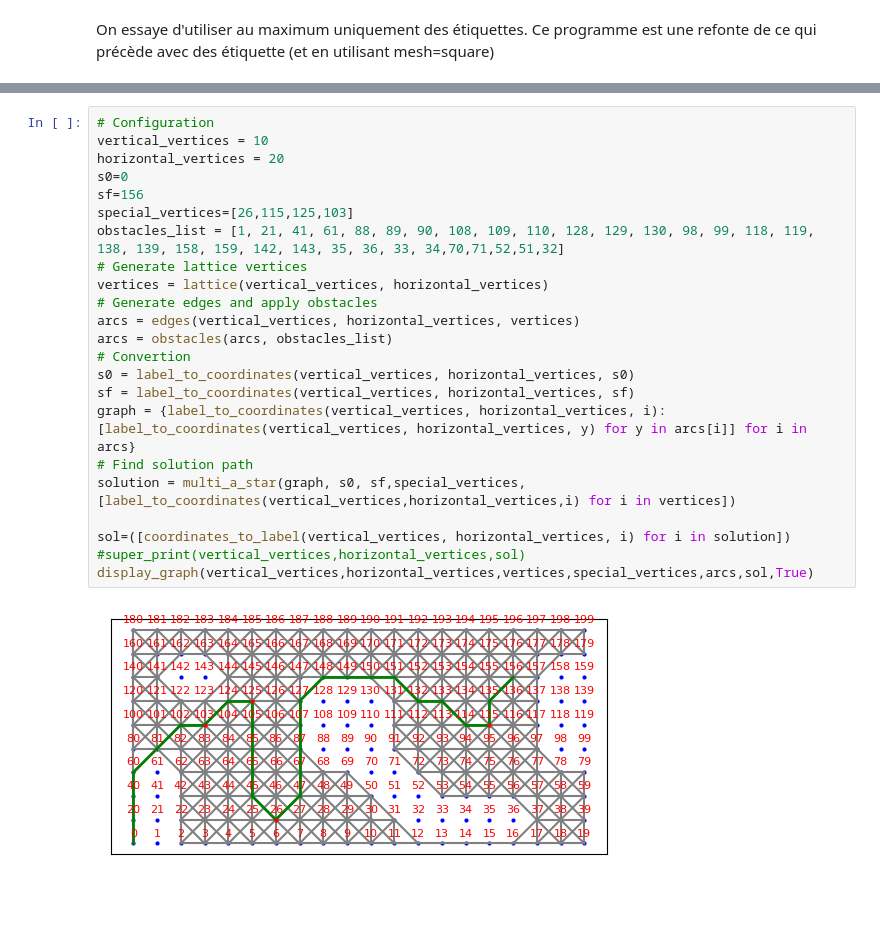
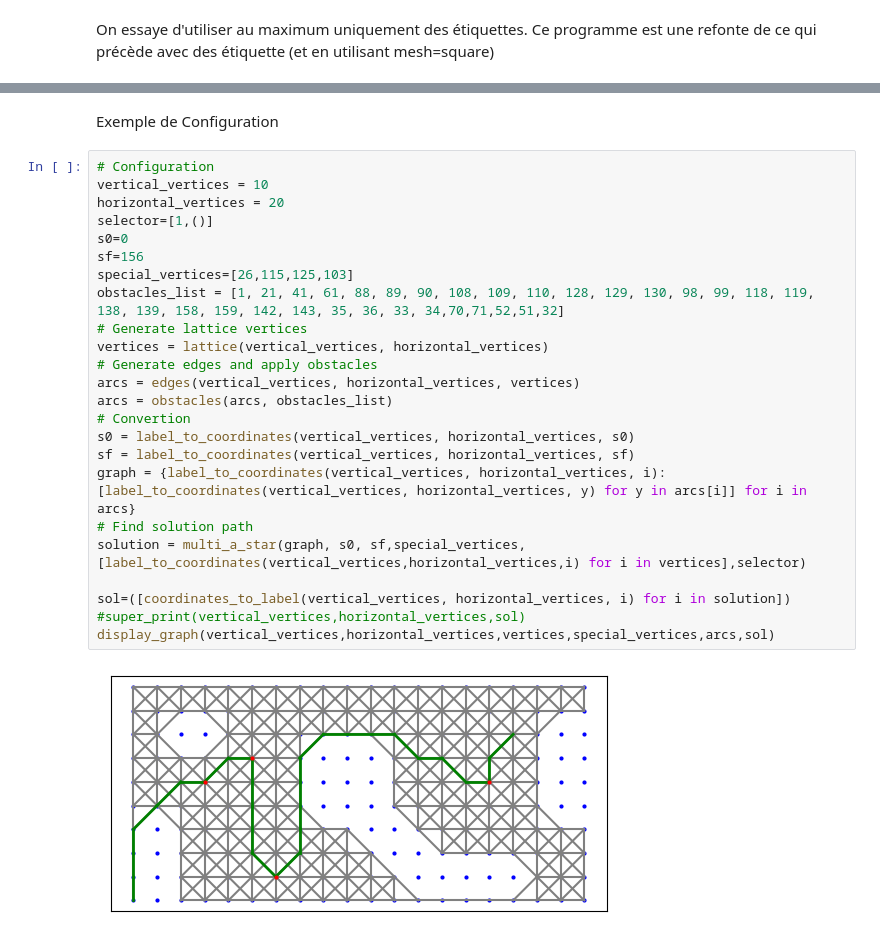
Before and after one commit to TheMaxMOI/MaximilienM, a Jupyter notebook: PlusCourtDistanceMulti.ipynb, the cells around one changed output, grey strips where cells are left out. Drawn from its saved outputs; the diff is of its cells as text; blank space fills up the shorter version.

```diff
--- a/PlusCourtDistanceMulti.ipynb
+++ b/PlusCourtDistanceMulti.ipynb
@@ -199,25 +278,28 @@ def super_print(vertical_vertices, horizontal_vertices,vertices):
+# %% [markdown]
+Exemple de Configuration
 # %%
 # Configuration
 vertical_vertices = 10
 horizontal_vertices = 20
+selector=[1,()]
 s0=0
 sf=156
 special_vertices=[26,115,125,103]
 obstacles_list = [1, 21, 41, 61, 88, 89, 90, 108, 109, 110, 128, 129, 130, 98, 99, 118, 119, 138, 139, 158, 159, 142, 143, 35, 36, 33, 34,70,71,52,51,32]
 # Generate lattice vertices
 vertices = lattice(vertical_vertices, horizontal_vertices)
 # Generate edges and apply obstacles
 arcs = edges(vertical_vertices, horizontal_vertices, vertices)
 arcs = obstacles(arcs, obstacles_list)
 # Convertion
 s0 = label_to_coordinates(vertical_vertices, horizontal_vertices, s0)
 sf = label_to_coordinates(vertical_vertices, horizontal_vertices, sf)
 graph = {label_to_coordinates(vertical_vertices, horizontal_vertices, i): [label_to_coordinates(vertical_vertices, horizontal_vertices, y) for y in arcs[i]] for i in arcs}
 # Find solution path
-solution = multi_a_star(graph, s0, sf,special_vertices,[label_to_coordinates(vertical_vertices,horizontal_vertices,i) for i in vertices])
+solution = multi_a_star(graph, s0, sf,special_vertices,[label_to_coordinates(vertical_vertices,horizontal_vertices,i) for i in vertices],selector)
 
 sol=([coordinates_to_label(vertical_vertices, horizontal_vertices, i) for i in solution])
 #super_print(vertical_vertices,horizontal_vertices,sol)
-display_graph(vertical_vertices,horizontal_vertices,vertices,special_vertices,arcs,sol,True)
+display_graph(vertical_vertices,horizontal_vertices,vertices,special_vertices,arcs,sol)
 # %% [output]
-[figure, old version]
+[figure, new version]
```
Also changed, not shown: parts of 4 cells of this notebook, 4 other files.
